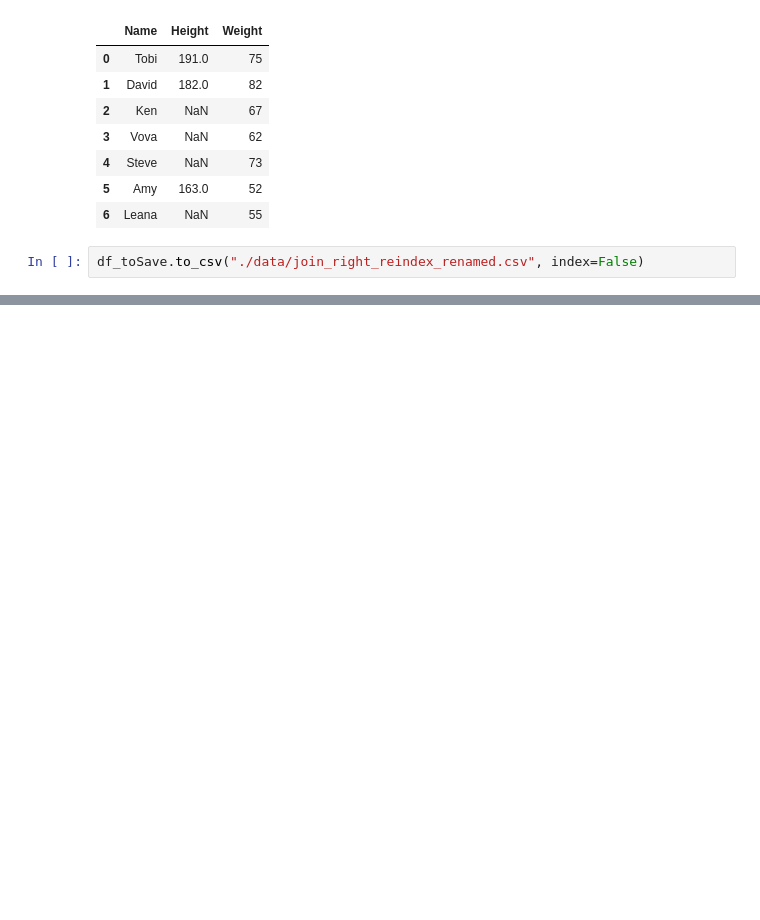
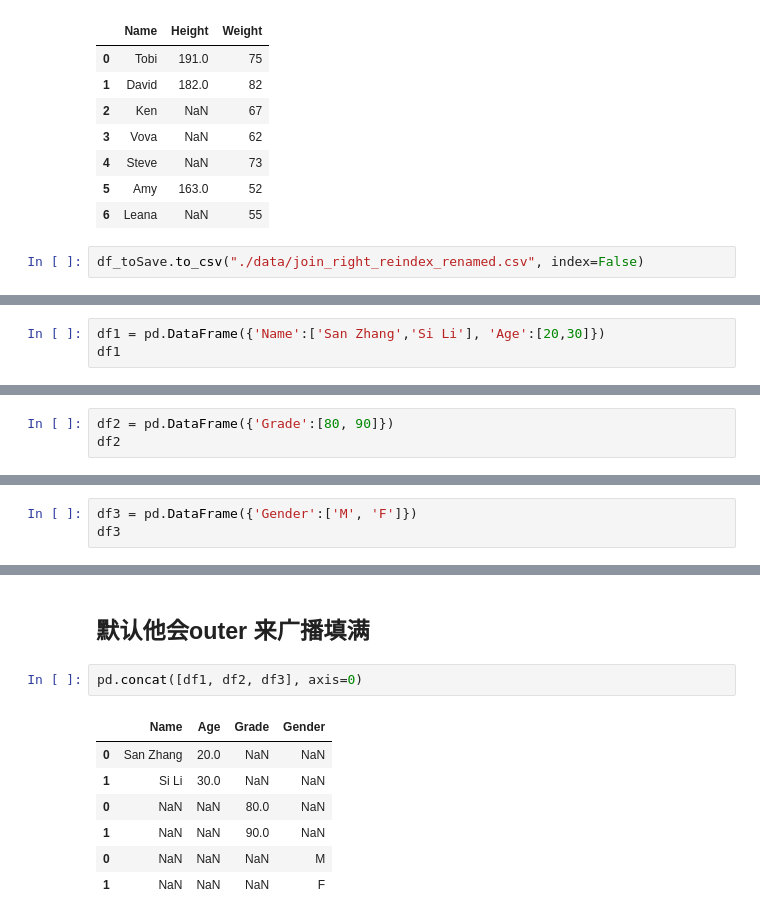
Before and after one commit to Chao216/Ali-Tianchi, a Jupyter notebook: Pandas/006 join.ipynb, the cells around one changed output, grey strips where cells are left out. Cells and saved outputs as stored; diff of their text form; blank space fills up the shorter version.

```diff
--- a/Pandas/006 join.ipynb
+++ b/Pandas/006 join.ipynb
@@ -132,0 +231,3 @@ df_toSave.to_csv("./data/join_right_reindex_renamed.csv", index=False)
+# %%
+df1 = pd.DataFrame({'Name':['San Zhang','Si Li'], 'Age':[20,30]})
+df1
@@ -132,0 +266,3 @@ df_toSave.to_csv("./data/join_right_reindex_renamed.csv", index=False)
+# %%
+df2 = pd.DataFrame({'Grade':[80, 90]})
+df2
@@ -132,0 +273,3 @@ df_toSave.to_csv("./data/join_right_reindex_renamed.csv", index=False)
+# %%
+df3 = pd.DataFrame({'Gender':['M', 'F']})
+df3
@@ -132,0 +286,12 @@ df_toSave.to_csv("./data/join_right_reindex_renamed.csv", index=False)
+# %% [markdown]
+## 默认他会outer 来广播填满
+# %%
+pd.concat([df1, df2, df3], axis=0)
+# %% [output]
+|  | Name | Age | Grade | Gender |
+| 0 | San Zhang | 20.0 | NaN | NaN |
+| 1 | Si Li | 30.0 | NaN | NaN |
+| 0 | NaN | NaN | 80.0 | NaN |
+| 1 | NaN | NaN | 90.0 | NaN |
+| 0 | NaN | NaN | NaN | M |
+| 1 | NaN | NaN | NaN | F |
```
Also changed, not shown: parts of 47 cells of this notebook.
